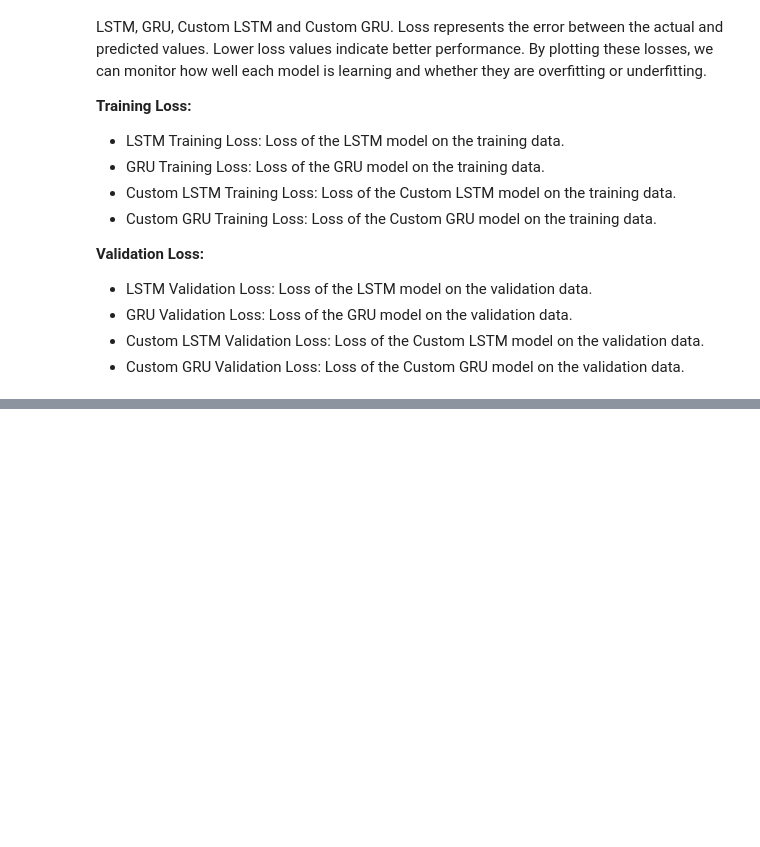
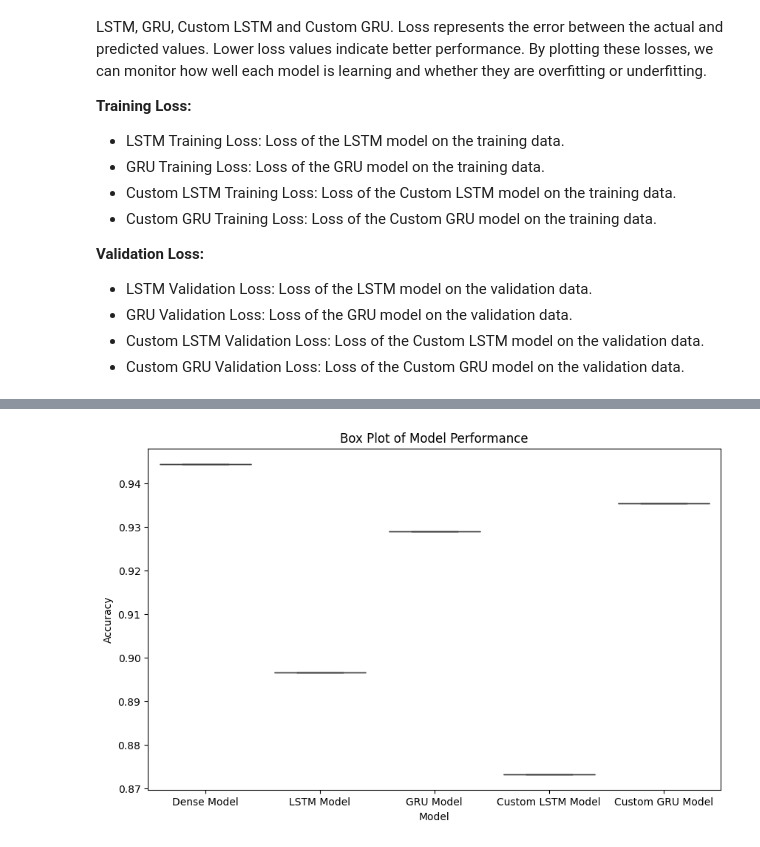
Before and after one commit to RahulRaviHulli/INSE_6180_Project, a Jupyter notebook: Sentiment_Analysis_of_Reddit_Comments.ipynb, the cells around one changed output, grey strips where cells are left out. Saved outputs shown, nothing was run; the diff lists cells and outputs as text; code cells hidden in the pictures; blank space fills up the shorter version.

```diff
--- a/Sentiment_Analysis_of_Reddit_Comments.ipynb
+++ b/Sentiment_Analysis_of_Reddit_Comments.ipynb
@@ -1265,3 +1269,19 @@ Similar to accuracy, this section visualizes the training and validation loss of
 - GRU Validation Loss: Loss of the GRU model on the validation data.
 - Custom LSTM Validation Loss: Loss of the Custom LSTM model on the validation data.
 - Custom GRU Validation Loss: Loss of the Custom GRU model on the validation data.
+# %%
+#@title 10.2 Box plot of model performance
+model_names = ['Dense Model', 'LSTM Model', 'GRU Model', 'Custom LSTM Model', 'Custom GRU Model']
+accuracies = [accuracy_score(Y_test, (model_1.predict(X_test) >= 0.5).astype(int)),
+              accuracy_score(Y_test, (model_2.predict(X_test) >= 0.5).astype(int)),
+              accuracy_score(Y_test, (model_gru.predict(X_test) >= 0.5).astype(int)),
+              accuracy_score(Y_test, (model_custom_lstm.predict(X_test_tokenized) >= 0.5).astype(int)),
+              accuracy_score(Y_test, (model_custom_gru.predict(X_test_tokenized_gru) >= 0.5).astype(int))]
+
+plt.figure(figsize=(10, 6))
+sns.boxplot(x=model_names, y=accuracies)
+plt.title('Box Plot of Model Performance')
+plt.ylabel('Accuracy')
+plt.xlabel('Model')
+plt.show()
+# %% [output]
@@ -1267,0 +1293 @@ Similar to accuracy, this section visualizes the training and validation loss of
+[figure, added]
```
Also changed, not shown: parts of 40 cells of this notebook.
